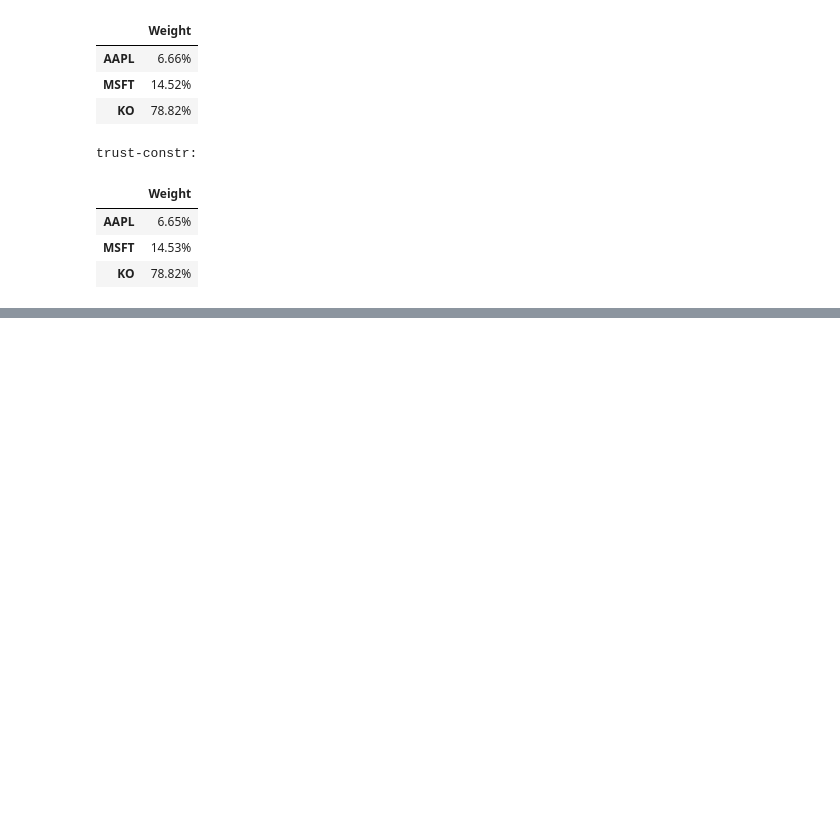
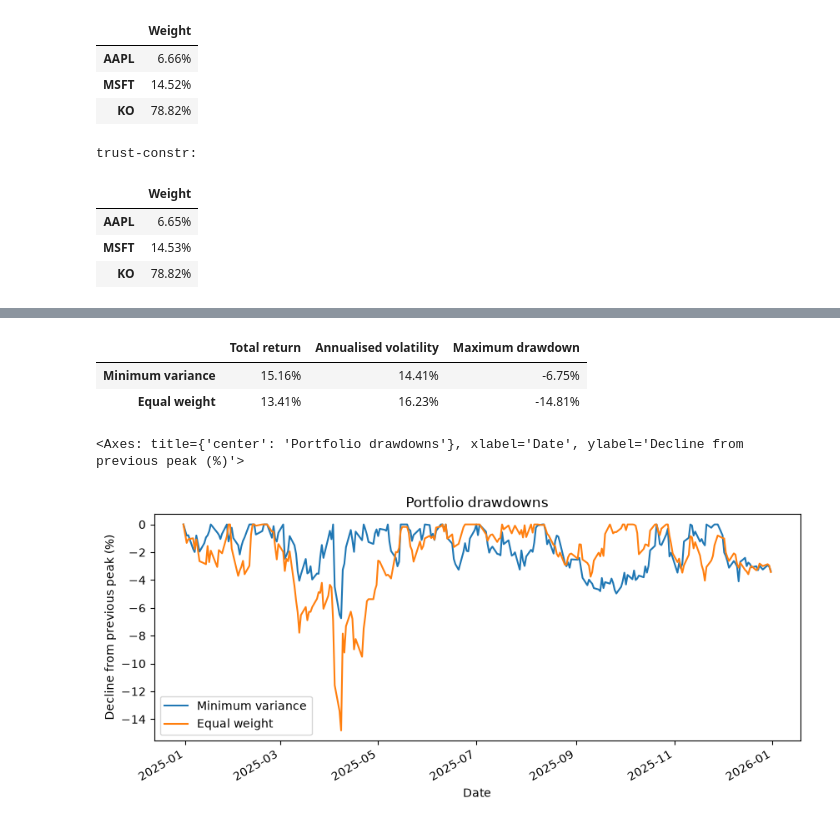
Before and after one commit to dr3gos/portofolio-optimisation, a Jupyter notebook: analysis.ipynb, the cells around one changed output, grey strips where cells are left out. Cells and saved outputs as stored; diff of their text form; code cells hidden in the pictures; blank space fills up the shorter version.

```diff
--- a/analysis.ipynb
+++ b/analysis.ipynb
@@ -220,0 +291,10 @@ Wanted to try different methods of minimizing, only these three can handle bound
+# %%
+start_date = train_returns.index[-1]
+
+starting_values = pd.DataFrame(
+    100.0,
+    index=[start_date],
+    columns=portfolio_values.columns,
+)
+
+portfolio_path = pd.concat([starting_values, portfolio_values])
@@ -220,0 +307,27 @@ Wanted to try different methods of minimizing, only these three can handle bound
+# %%
+running_peak = portfolio_path.cummax()
+drawdowns = portfolio_path / running_peak - 1
+
+max_drawdown = drawdowns.min()
+# %%
+performance = pd.DataFrame({
+    "Total return": total_returns,
+    "Annualised volatility": portfolio_volatility,
+    "Maximum drawdown": max_drawdown,
+})
+
+performance.style.format("{:.2%}")
+# %% [output]
+|  | Total return | Annualised volatility | Maximum drawdown |
+| Minimum variance | 15.16% | 14.41% | -6.75% |
+| Equal weight | 13.41% | 16.23% | -14.81% |
+# %%
+(drawdowns * 100).plot(
+    figsize=(10, 4),
+    title="Portfolio drawdowns",
+    ylabel="Decline from previous peak (%)",
+    xlabel="Date",
+)
+# %% [output]
+<Axes: title={'center': 'Portfolio drawdowns'}, xlabel='Date', ylabel='Decline from previous peak (%)'>
+[figure, added]
```
Also changed, not shown: parts of 7 cells of this notebook.
